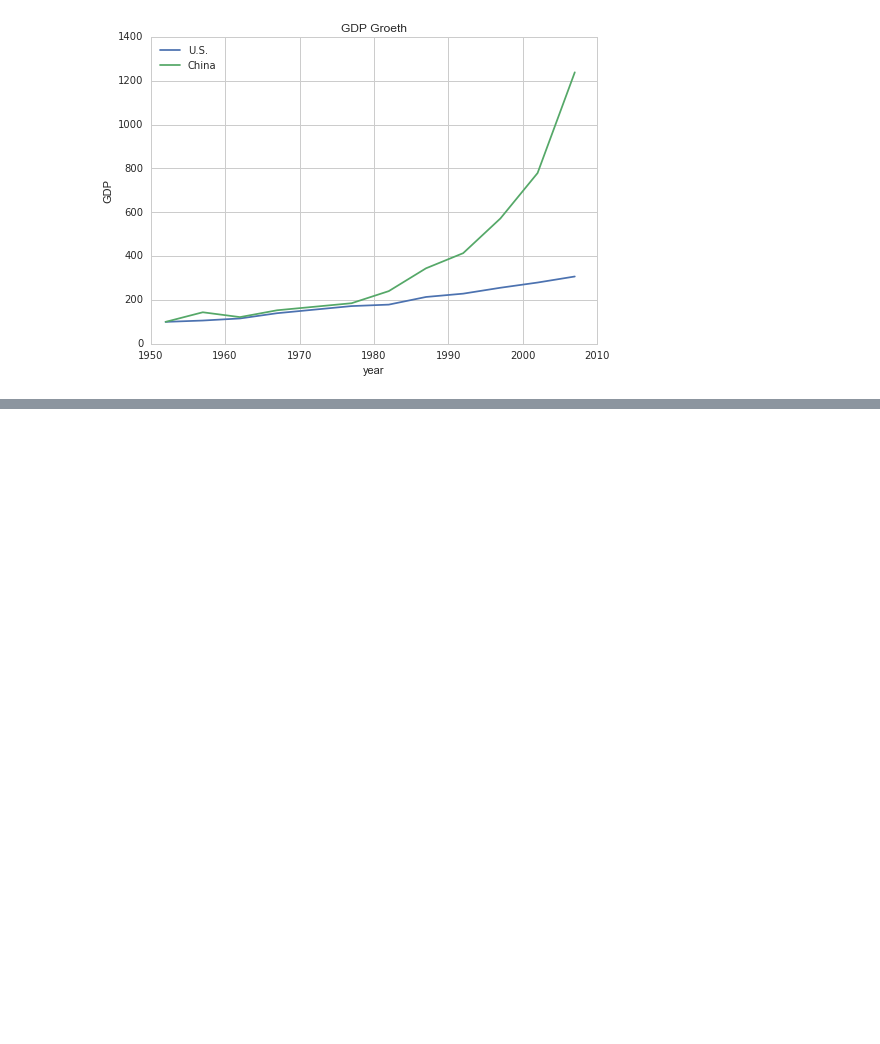
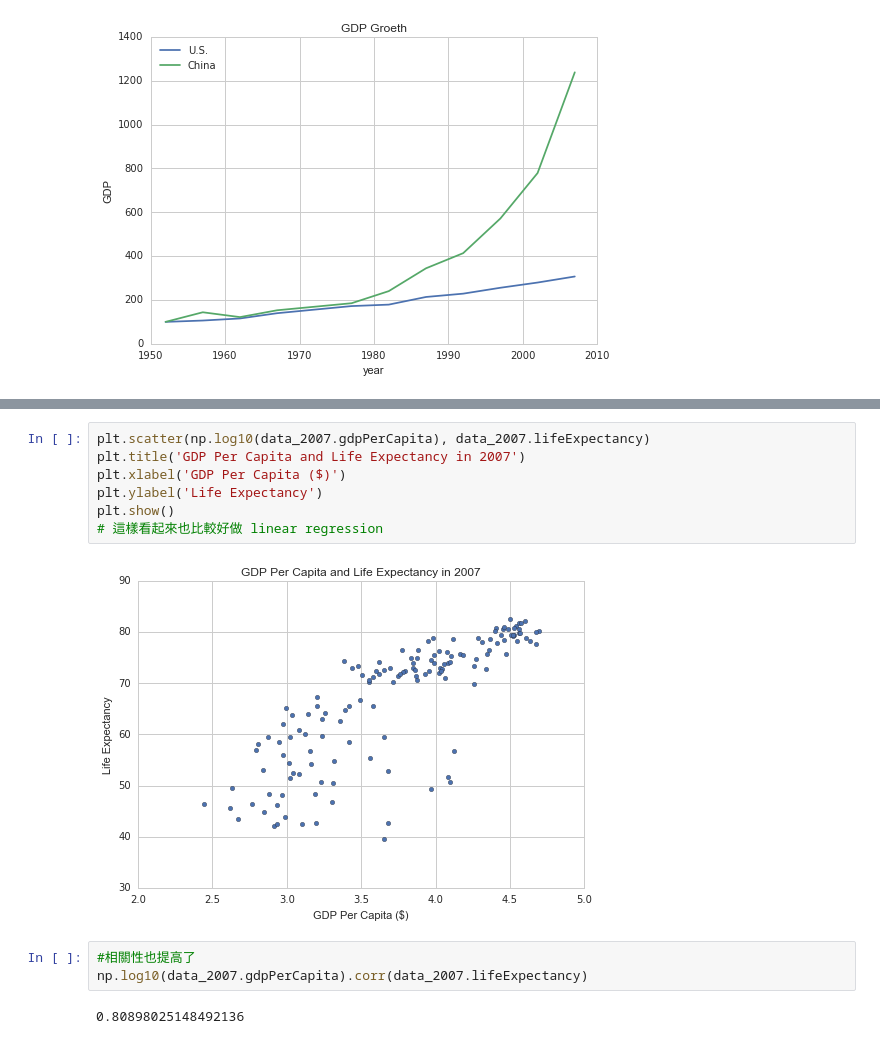
Before and after one commit to kriloc/deeplearning, a Jupyter notebook: Visualization/Matplotlib-First_Time.ipynb, the cells around one changed output, grey strips where cells are left out. Saved outputs shown, nothing was run; the diff lists cells and outputs as text; blank space fills up the shorter version.

```diff
--- a/Visualization/Matplotlib-First_Time.ipynb
+++ b/Visualization/Matplotlib-First_Time.ipynb
@@ -258,0 +288,14 @@ plt.show()
+# %%
+plt.scatter(np.log10(data_2007.gdpPerCapita), data_2007.lifeExpectancy)
+plt.title('GDP Per Capita and Life Expectancy in 2007')
+plt.xlabel('GDP Per Capita ($)')
+plt.ylabel('Life Expectancy')
+plt.show()
+# 這樣看起來也比較好做 linear regression
+# %% [output]
+[figure, added]
+# %%
+#相關性也提高了
+np.log10(data_2007.gdpPerCapita).corr(data_2007.lifeExpectancy)
+# %% [output]
+0.80898025148492136
```
Also changed, not shown: parts of 37 cells of this notebook, 3 other files.
